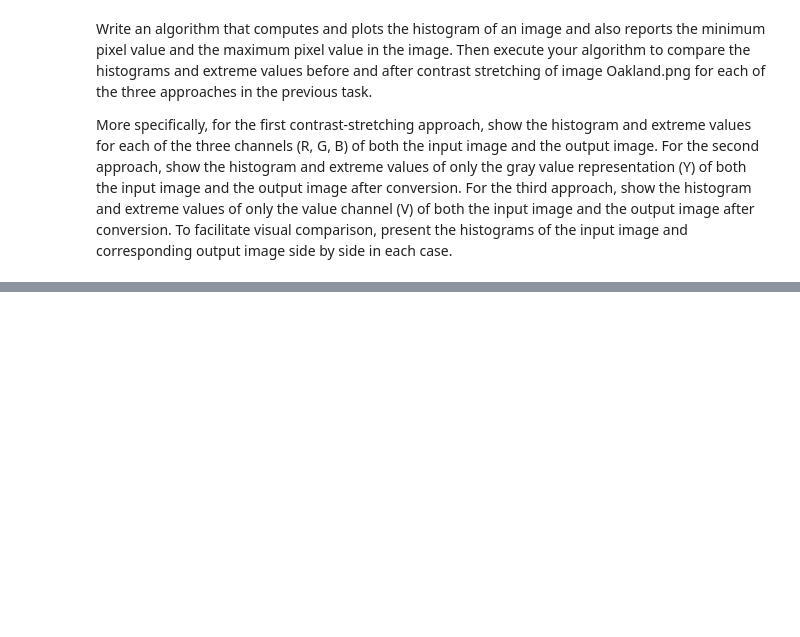
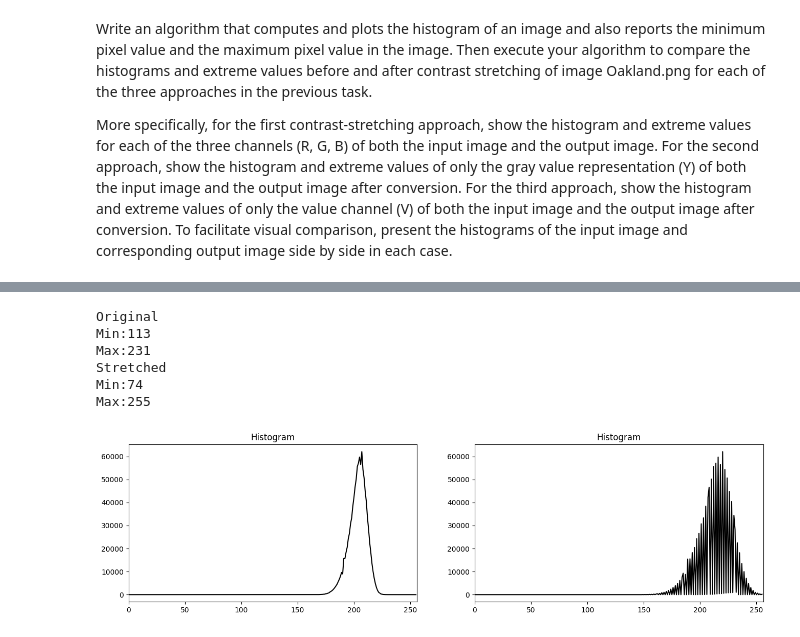
Before and after one commit to Skele-Y/COMP9517, a Jupyter notebook: lab01/Q2.ipynb, the cells around one changed output, grey strips where cells are left out. Cells and saved outputs as stored; diff of their text form; code cells hidden in the pictures; blank space fills up the shorter version.

```diff
--- a/lab01/Q2.ipynb
+++ b/lab01/Q2.ipynb
@@ -62,0 +169,50 @@ for row in img_bgr:
+# %%
+# Approach 3 HSV
+def getHistogram(img):
+    histogram = np.zeros((256), dtype=int)
+    #print(histogram)
+
+    for row in img:
+        for pixel_value in row:
+            histogram[pixel_value] += 1
+    return histogram
+
+# Load file
+file = 'Oakland.png'
+img_bgr = cv2.imread(file)
+img_hsv = cv2.cvtColor(img_bgr, cv2.COLOR_BGR2HSV)
+img_hsv = img_hsv[:, :, 2]
+file2 = 'OaklandGreyStretched.png'
+img_bgr_stretched = cv2.imread(file2)
+img_hsv_stretched = cv2.cvtColor(img_bgr_stretched, cv2.COLOR_BGR2HSV)
+img_hsv_stretched = img_hsv_stretched[:, :, 2]
+
+histogramOld = getHistogram(img_hsv)
+histogramNew = getHistogram(img_hsv_stretched)
+
+print("Original")
+reportMinMax(histogramOld)
+print("Stretched")
+reportMinMax(histogramNew)
+
+fig, (ax1, ax2) = plt.subplots(1, 2, figsize=(16, 4))
+
+# Plot the histogram in the first subplot
+ax1.set_title('Histogram')
+ax1.plot(histogramOld, color='black')
+ax1.set_xlim([0, 256])
+
+# Plot the histogram in the second subplot
+ax2.set_title('Histogram')
+ax2.plot(histogramNew, color='black')
+ax2.set_xlim([0, 256])
+
+plt.show()
+# %% [output]
+Original
+Min:113
+Max:231
+Stretched
+Min:74
+Max:255
+[figure, added]
```
Also changed, not shown: parts of 4 cells of this notebook, 7 other files.
